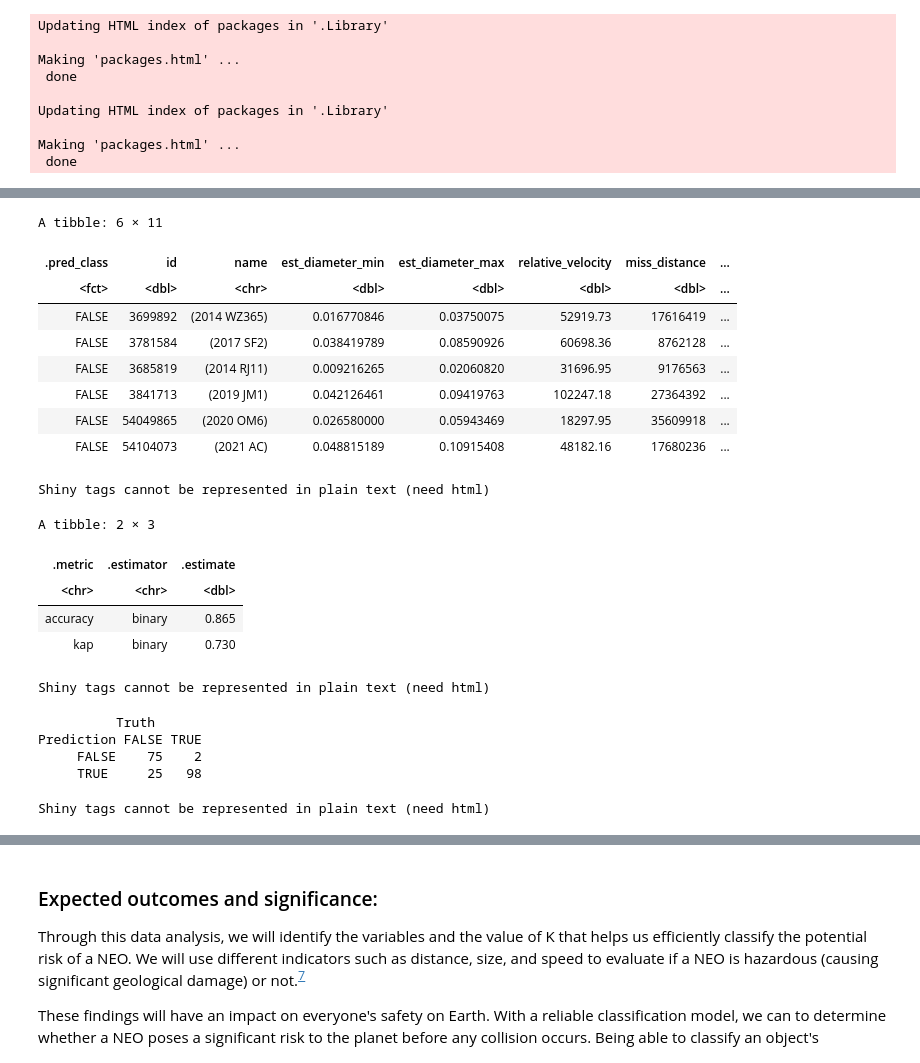
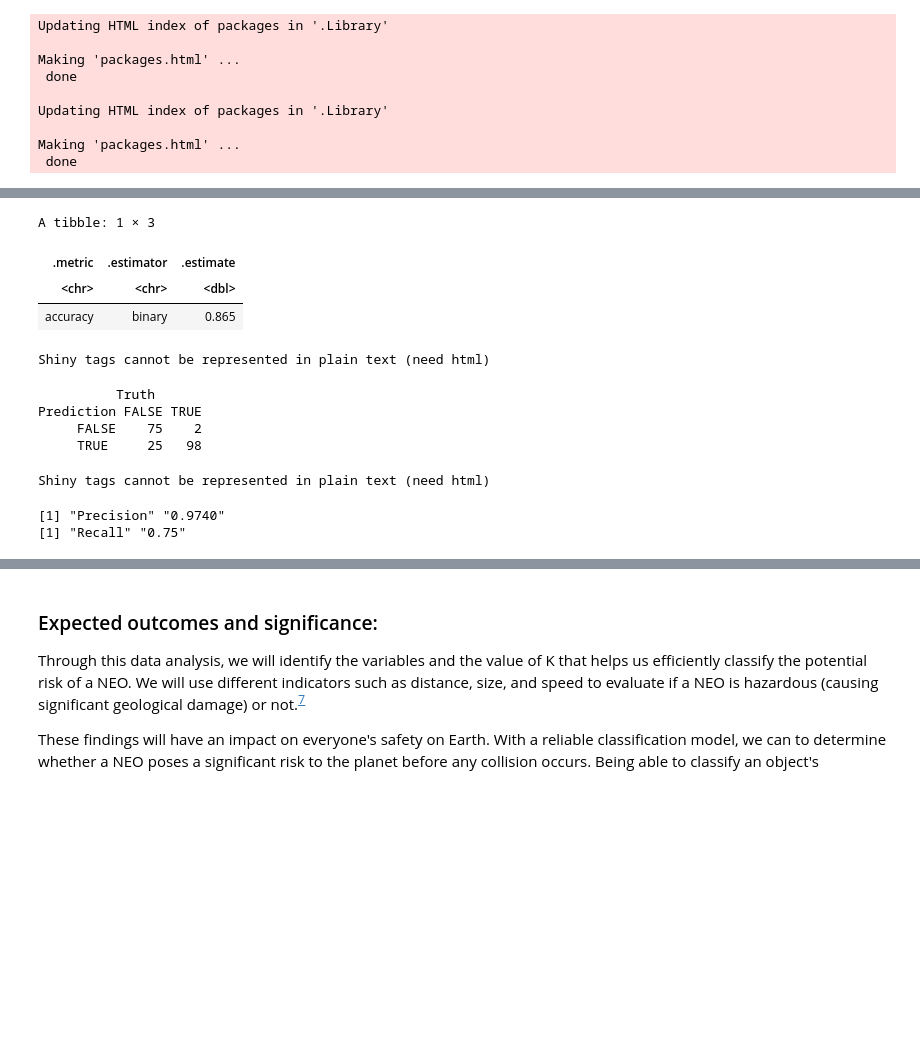
Before and after one commit to LongTortue/DSCI100-Group-Project, a Jupyter notebook: GroupReport.ipynb, the cells around one changed output, grey strips where cells are left out. Drawn from its saved outputs; the diff is of its cells as text; code cells hidden in the pictures; blank space fills up the shorter version.

Commit message:
Added methods & results, cleaned up lots of code
Still need comments in code cells and to remove commented-out code blocks

```diff
--- a/GroupReport.ipynb
+++ b/GroupReport.ipynb
@@ -268,49 +259,45 @@ Shiny tags cannot be represented in plain text (need html)
 # %%
 set.seed(50)
 
 neo_model_best <- nearest_neighbor(weight_func = "rectangular", neighbors = 22) |>
     set_engine("kknn") |>
     set_mode("classification")
 
 neo_fit <- workflow() |>
     add_recipe(neo_recipe) |>
     add_model(neo_model_best) |>
     fit(data = neo_data_train)
 
 neo_predictions <- predict(neo_fit, neo_data_test) |>
     bind_cols(neo_data_test)
-head(neo_predictions)
-h4("Table 7")
 
 neo_metrics <- neo_predictions |>
     metrics(truth = hazardous, estimate = .pred_class)
-neo_metrics
-h4("Table 8")
+slice(neo_metrics, 1)
+h4("Table 6: Accuracy of classifier")
 
 neo_conf_mat <- neo_predictions |>
     conf_mat(truth = hazardous, estimate = .pred_class)
 neo_conf_mat
-h4("Fig. 7")
+h4("Fig. 7: Confusion matrix")
+
+precision_k_22 = format(round(75/(75 + 2), 4), nsmall=4)
+
+recall_k_22 = 75/(75 + 25)
+
+print(c("Precision", precision_k_22))
+print(c("Recall", recall_k_22))
 # %% [output]
-A tibble: 6 × 11
+A tibble: 1 × 3
-| .pred_class | id | name | est_diameter_min | est_diameter_max | relative_velocity | miss_distance | ... |
-| <fct> | <dbl> | <chr> | <dbl> | <dbl> | <dbl> | <dbl> | ... |
-| FALSE | 3699892 | (2014 WZ365) | 0.016770846 | 0.03750075 | 52919.73 | 17616419 | ... |
-| FALSE | 3781584 | (2017 SF2) | 0.038419789 | 0.08590926 | 60698.36 | 8762128 | ... |
-| FALSE | 3685819 | (2014 RJ11) | 0.009216265 | 0.02060820 | 31696.95 | 9176563 | ... |
-| FALSE | 3841713 | (2019 JM1) | 0.042126461 | 0.09419763 | 102247.18 | 27364392 | ... |
-| FALSE | 54049865 | (2020 OM6) | 0.026580000 | 0.05943469 | 18297.95 | 35609918 | ... |
-| FALSE | 54104073 | (2021 AC) | 0.048815189 | 0.10915408 | 48182.16 | 17680236 | ... |
+| .metric | .estimator | .estimate |
+| <chr> | <chr> | <dbl> |
+| accuracy | binary | 0.865 |
 Shiny tags cannot be represented in plain text (need html)
-A tibble: 2 × 3
+          Truth
+Prediction FALSE TRUE
+     FALSE    75    2
+     TRUE     25   98
-| .metric | .estimator | .estimate |
-| <chr> | <chr> | <dbl> |
-| accuracy | binary | 0.865 |
-| kap | binary | 0.730 |
 Shiny tags cannot be represented in plain text (need html)
-          Truth
-Prediction FALSE TRUE
-     FALSE    75    2
-     TRUE     25   98
+[1] "Precision" "0.9740"
+[1] "Recall" "0.75"
-Shiny tags cannot be represented in plain text (need html)
 # %% [markdown]
```
Also changed, not shown: parts of 4 cells of this notebook.
